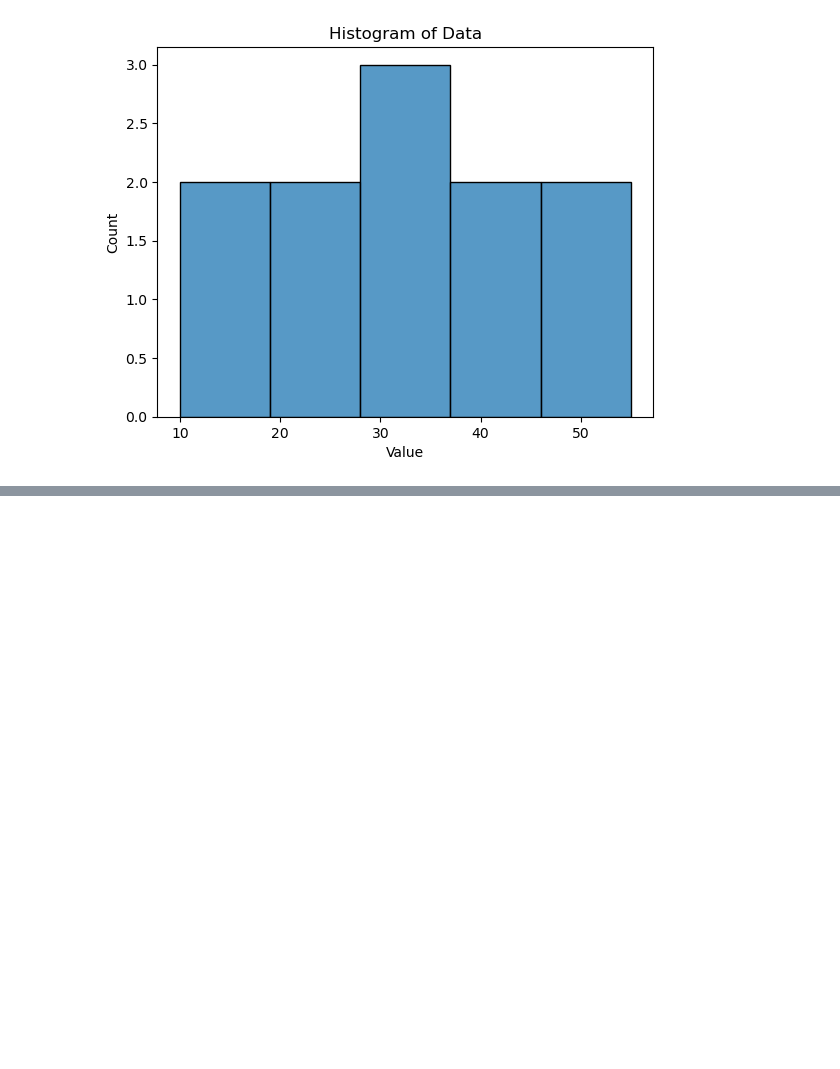
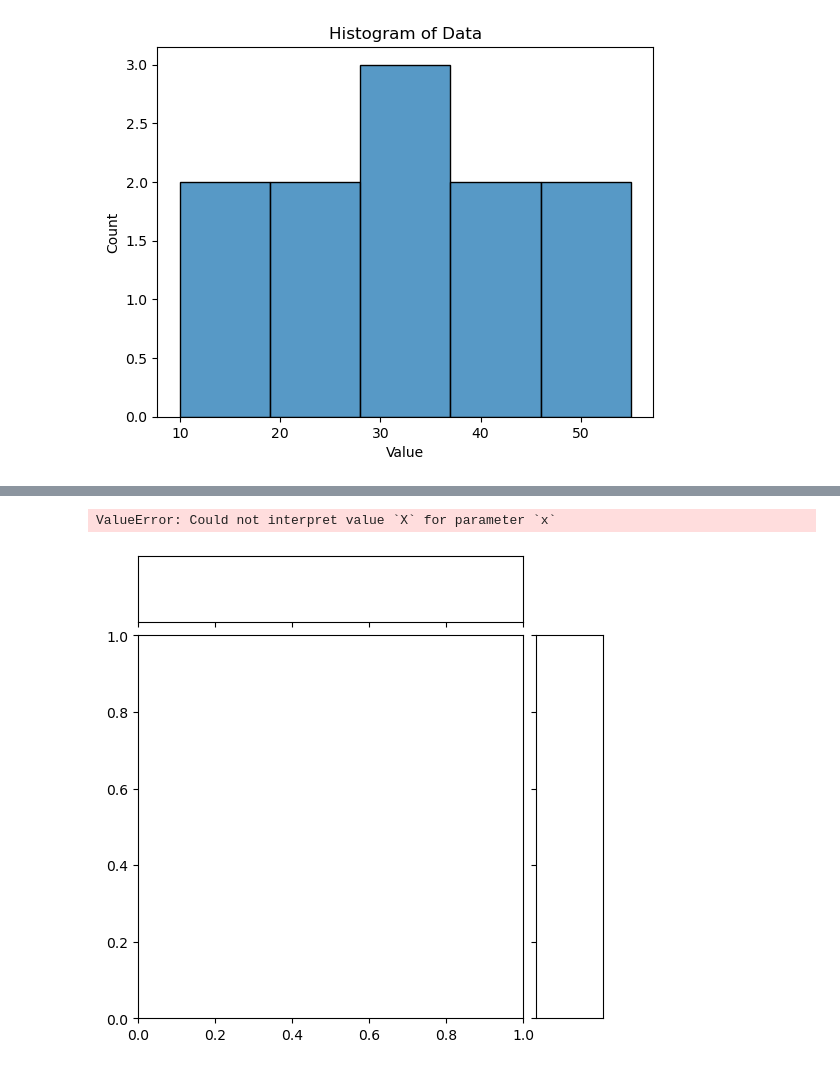
Before and after one commit to ZhiyaoShu/Python-practics, a Jupyter notebook: quizes/Error-records-1.ipynb, the cells around one changed output, grey strips where cells are left out. Saved outputs shown, nothing was run; the diff lists cells and outputs as text; code cells hidden in the pictures; blank space fills up the shorter version.

```diff
--- a/quizes/Error-records-1.ipynb
+++ b/quizes/Error-records-1.ipynb
@@ -323,0 +339,9 @@ plt.show()
+# %%
+#sns.jointplot(x='x_column,y='y_column',data=data,kind'scatter)
+data={'X':[1,2,3,4,5],
+      'Y':[2,4,6,8,10]}
+sns.jointplot(x='X',y='Y',data=df,kind='scatter')
+plt.show()
+# %% [output]
+ValueError: Could not interpret value `X` for parameter `x`
+[figure, added]
```
Also changed, not shown: parts of 5 cells of this notebook, 5 other files.
